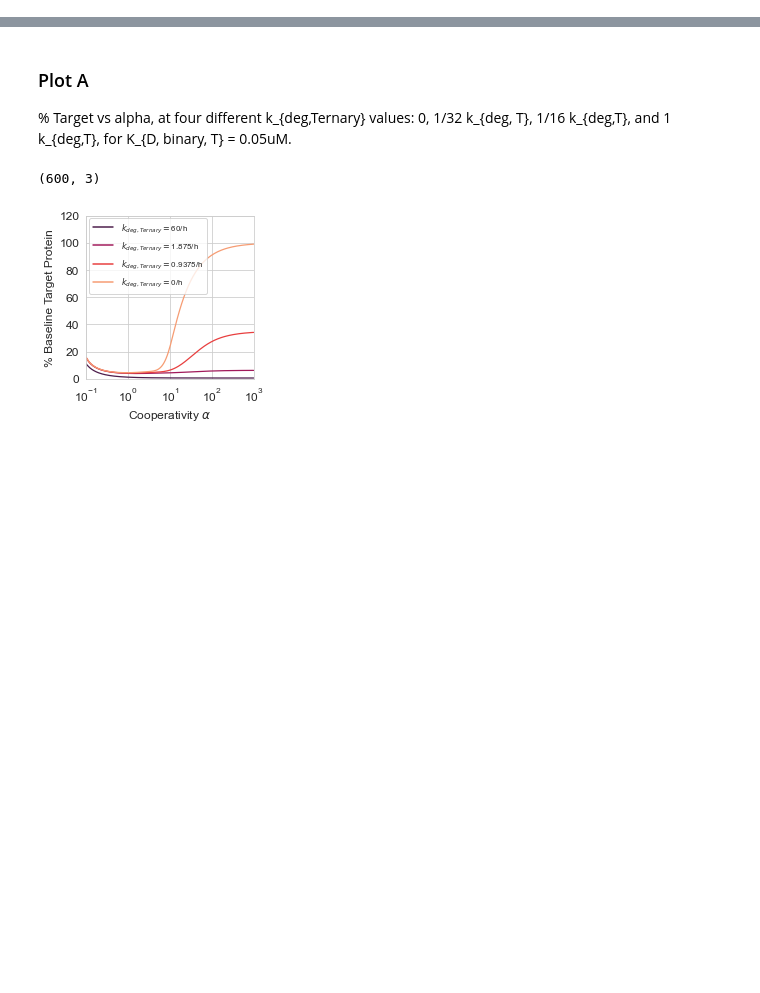
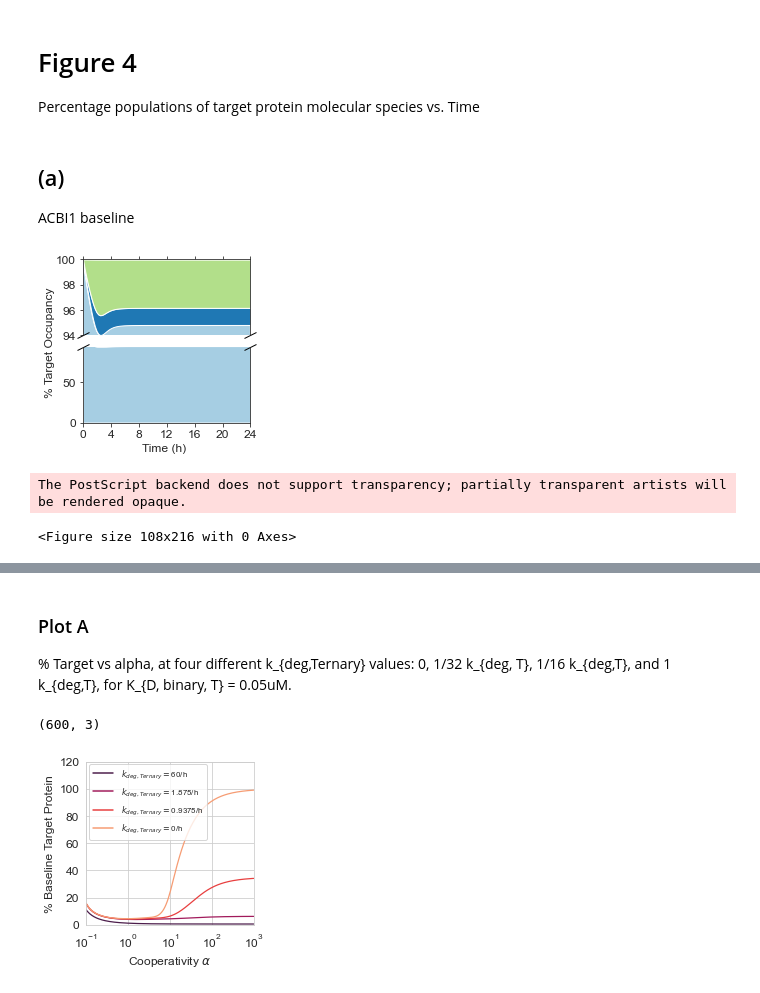
Before and after one commit to stxinsite/kinetic-degradation, a Jupyter notebook: sandbox.ipynb, the cells around one changed output, grey strips where cells are left out. Drawn from its saved outputs; the diff is of its cells as text; code cells hidden in the pictures; blank space fills up the shorter version.

```diff
--- a/sandbox.ipynb
+++ b/sandbox.ipynb
@@ -22,0 +131,3 @@ def argmin_alpha(df):
+# %% [markdown]
+# Figure 4
+Percentage populations of target protein molecular species vs. Time
@@ -22,0 +195,37 @@ def argmin_alpha(df):
+# %% [markdown]
+
+## (a)
+ACBI1 baseline
+# %%
+result_a = (
+    result
+    .loc[(result.PROTAC=='ACBI1') & (result.kdeg_Ternary==0)]
+    .assign(
+        t=lambda x: x['t'],
+        target=lambda x: x.filter(regex='(^T$)|(^.*(?!T_Ub_4)(T_Ub.*))').sum(axis=1) / x['total_target'] * 100,
+        poly_ub_target=lambda x: x.filter(regex='(^.*T_Ub_4$)').sum(axis=1) / x['total_target'] * 100,
+        ternary=lambda x: x.filter(regex='^Ternary.*').sum(axis=1) / x['total_target'] * 100
+    )
+)
+
+make_species_stackplot(result_a, "./plots/species_vs_time_acbi1_bpd_ec=0.001_t=24.eps")
+# %% [output]
+[figure, added]
+# %%
+legend_elements = [
+    Patch(facecolor=cmap.colors[2], label=r'$\sum_{i=0}^4 T_i\cdot D\cdot E3$'),
+    Patch(facecolor=cmap.colors[1], label=r'$T_4 + T_4\cdot D$'),
+    Patch(facecolor=cmap.colors[0], label=r'$\sum_{i=0}^3 T_i + T_i\cdot D$')
+]
+
+# Create the legend
+legend_fig = plt.figure("Legend", figsize=(1.5, 3))
+legend_fig.legend(handles=legend_elements, loc='upper center', fontsize=10)
+
+legend_fig.savefig(
+    './plots/species_vs_time_acbi1_bpd_ec=0.001_t=24_legend.eps',
+    dpi=1200, bbox_inches='tight'
+)
+# %% [output]
+The PostScript backend does not support transparency; partially transparent artists will be rendered opaque.
+<Figure size 108x216 with 0 Axes>
```
Also changed, not shown: parts of 13 cells of this notebook.
